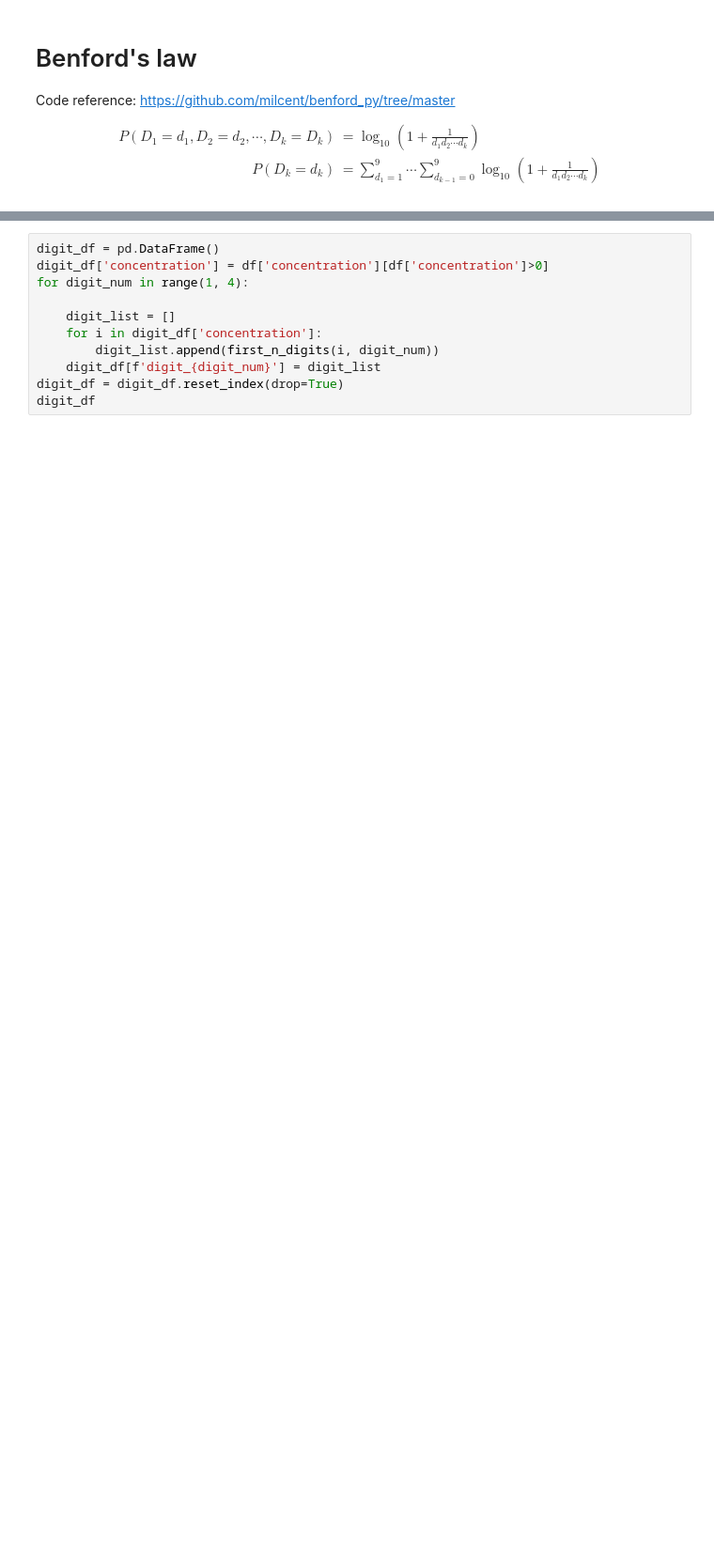
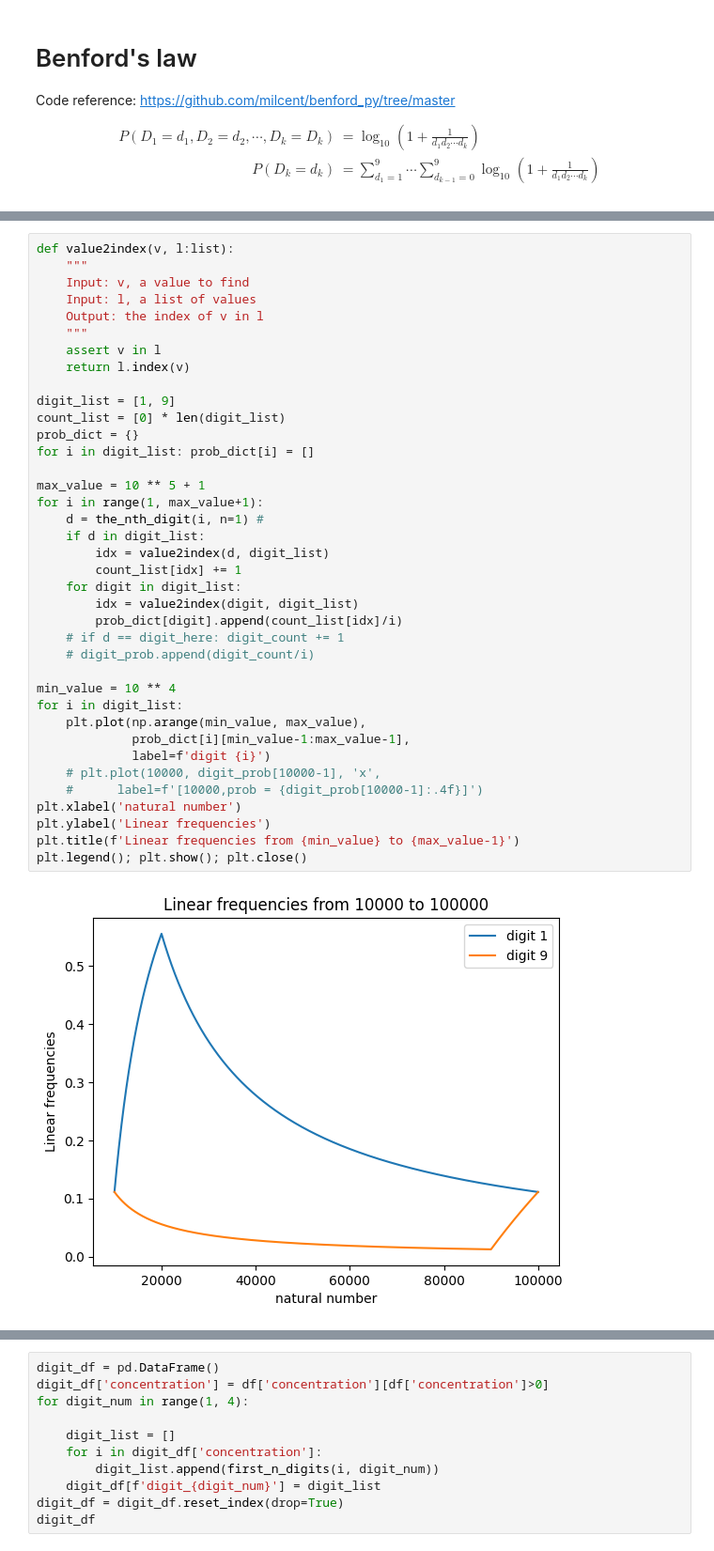
Before and after one commit to yingzibu/Data_Fraud, a Jupyter notebook: Benford/orig_paper_1938_benford_law.ipynb, the cells around one changed output, grey strips where cells are left out. Shown at 94% size. Drawn from its saved outputs; the diff is of its cells as text; blank space fills up the shorter version.

```diff
--- a/Benford/orig_paper_1938_benford_law.ipynb
+++ b/Benford/orig_paper_1938_benford_law.ipynb
@@ -133,0 +167,40 @@ first_n_digits(a, 3), the_nth_digit(a, 3)
+# %%
+def value2index(v, l:list):
+    """
+    Input: v, a value to find
+    Input: l, a list of values
+    Output: the index of v in l
+    """
+    assert v in l
+    return l.index(v)
+
+digit_list = [1, 9]
+count_list = [0] * len(digit_list)
+prob_dict = {}
+for i in digit_list: prob_dict[i] = []
+
+max_value = 10 ** 5 + 1
+for i in range(1, max_value+1):
+    d = the_nth_digit(i, n=1) #
+    if d in digit_list:
+        idx = value2index(d, digit_list)
+        count_list[idx] += 1
+    for digit in digit_list:
+        idx = value2index(digit, digit_list)
+        prob_dict[digit].append(count_list[idx]/i)
+    # if d == digit_here: digit_count += 1
+    # digit_prob.append(digit_count/i)
+
+min_value = 10 ** 4
+for i in digit_list:
+    plt.plot(np.arange(min_value, max_value),
+             prob_dict[i][min_value-1:max_value-1],
+             label=f'digit {i}')
+    # plt.plot(10000, digit_prob[10000-1], 'x',
+    #      label=f'[10000,prob = {digit_prob[10000-1]:.4f}]')
+plt.xlabel('natural number')
+plt.ylabel('Linear frequencies')
+plt.title(f'Linear frequencies from {min_value} to {max_value-1}')
+plt.legend(); plt.show(); plt.close()
+# %% [output]
+[figure, added]
```
Also changed, not shown: parts of 17 cells of this notebook.
